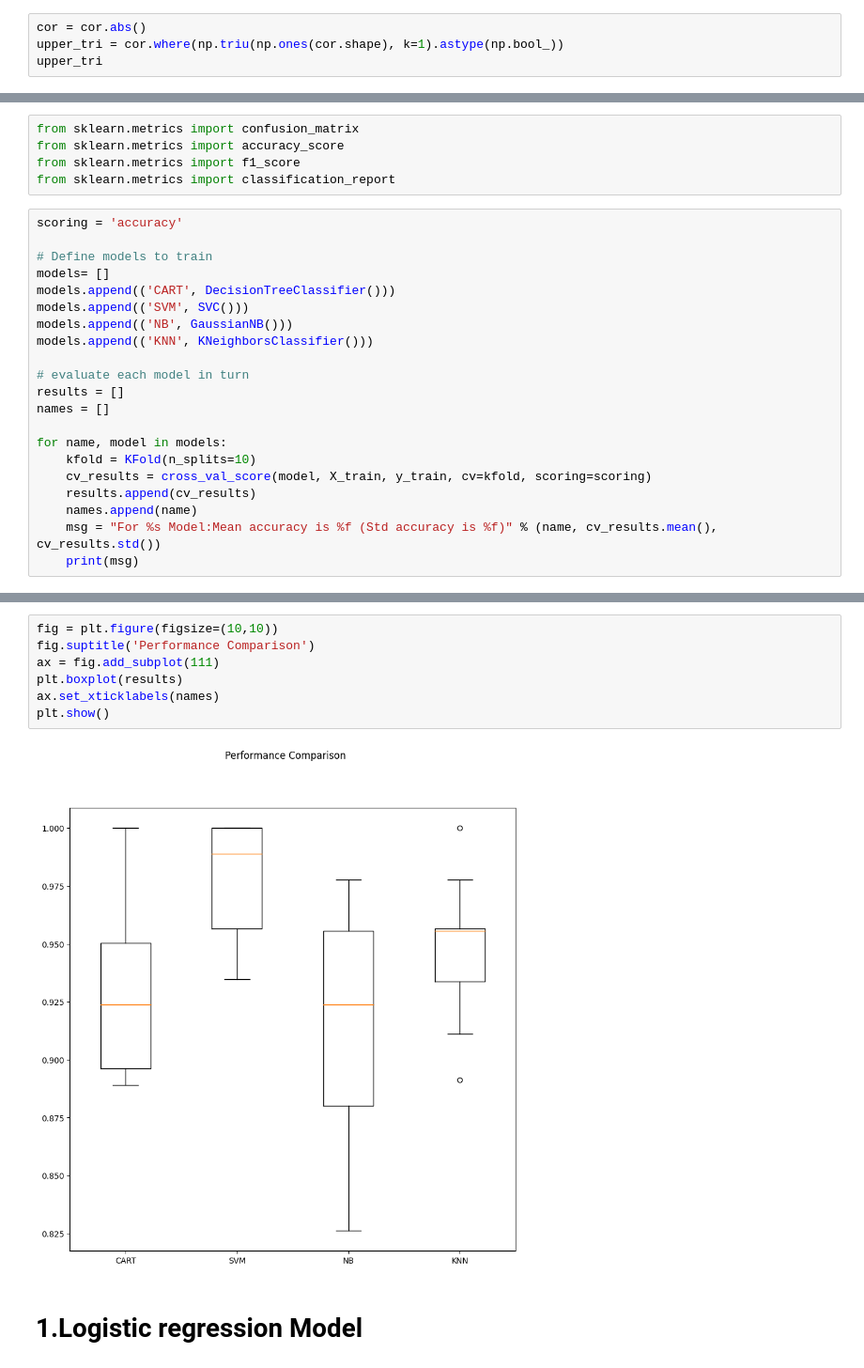
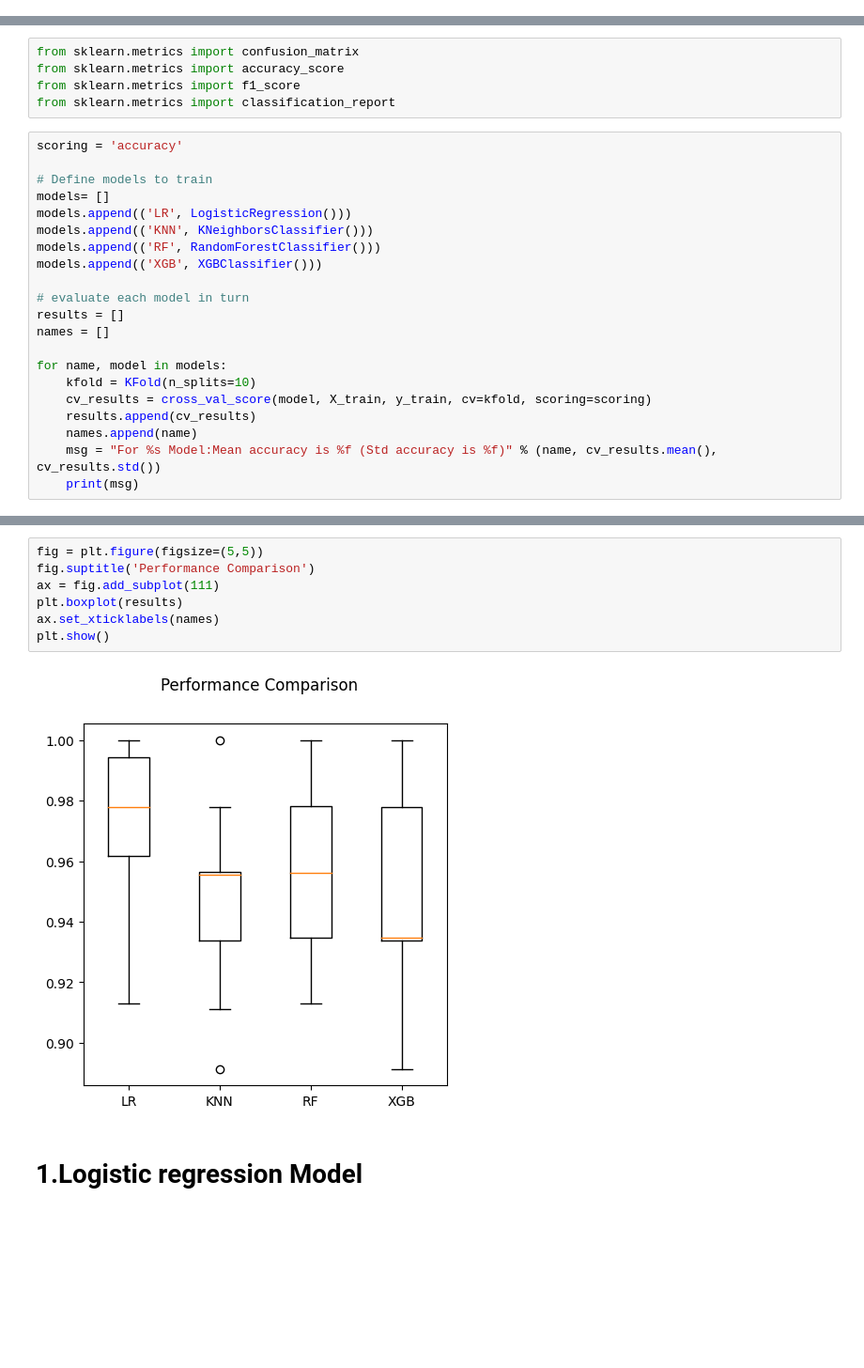
Before and after one commit to Jum-eng/DCIT-311-MACHINE-LEARNING-PROJECT, a Jupyter notebook: Code.ipynb, the cells around one changed output, grey strips where cells are left out. Shown at 94% size. Saved outputs shown, nothing was run; the diff lists cells and outputs as text; blank space fills up the shorter version.

```diff
--- a/Code.ipynb
+++ b/Code.ipynb
@@ -389,4 +420,0 @@ plt.show()
-# %%
-cor = cor.abs()
-upper_tri = cor.where(np.triu(np.ones(cor.shape), k=1).astype(np.bool_))
-upper_tri
@@ -521,10 +499,10 @@ scoring = 'accuracy'
 
 # Define models to train
 models= []
-models.append(('CART', DecisionTreeClassifier()))
-models.append(('SVM', SVC()))
-models.append(('NB', GaussianNB()))
+models.append(('LR', LogisticRegression()))
 models.append(('KNN', KNeighborsClassifier()))
+models.append(('RF', RandomForestClassifier()))
+models.append(('XGB', XGBClassifier()))
 
 # evaluate each model in turn
 results = []
@@ -545,12 +523,12 @@ For KNN Model:Mean accuracy is 0.947246 (Std accuracy is 0.029681)
 # %%
-fig = plt.figure(figsize=(10,10))
+fig = plt.figure(figsize=(5,5))
 fig.suptitle('Performance Comparison')
 ax = fig.add_subplot(111)
 plt.boxplot(results)
 ax.set_xticklabels(names)
 plt.show()
 # %% [output]
-[figure, old version]
+[figure, new version]
 # %% [markdown]
 # **1.Logistic regression Model**
 # %%
```
Also changed, not shown: parts of 32 cells of this notebook.
